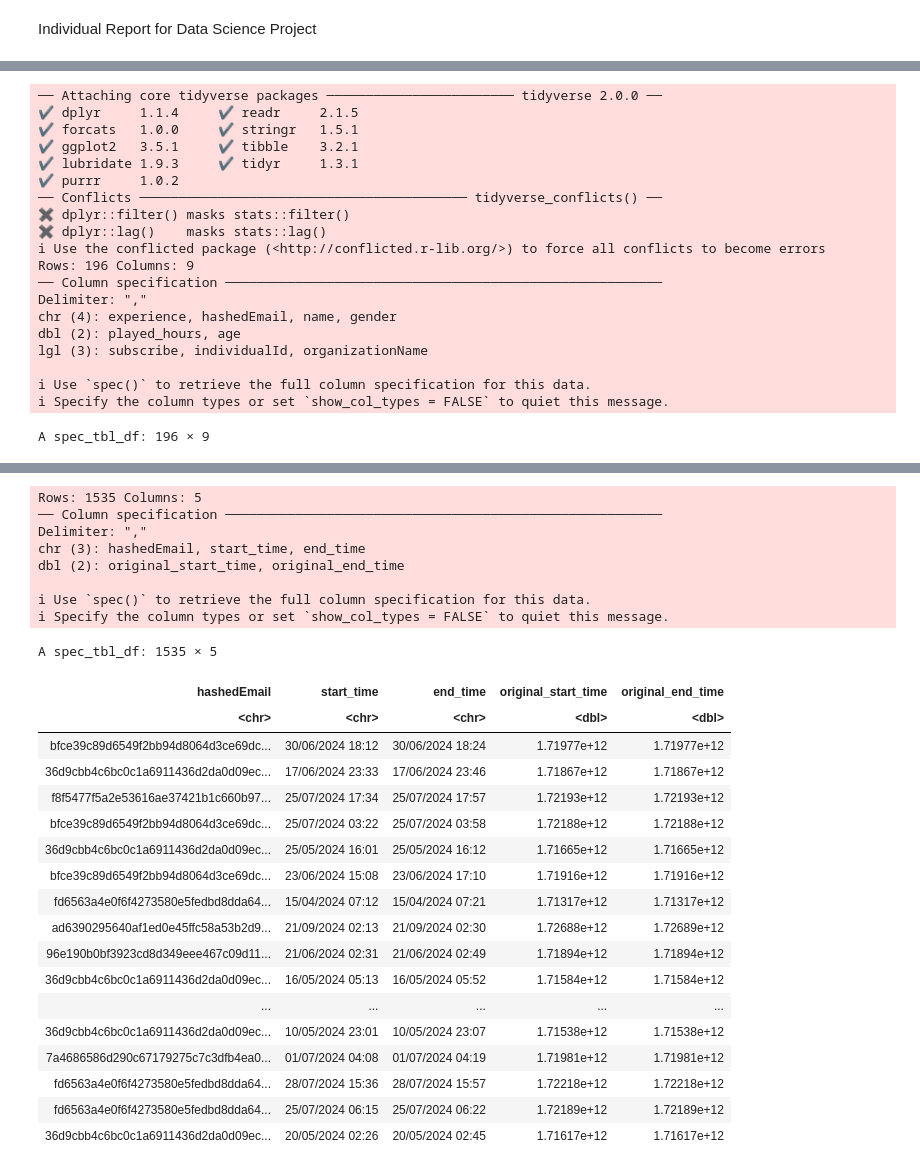
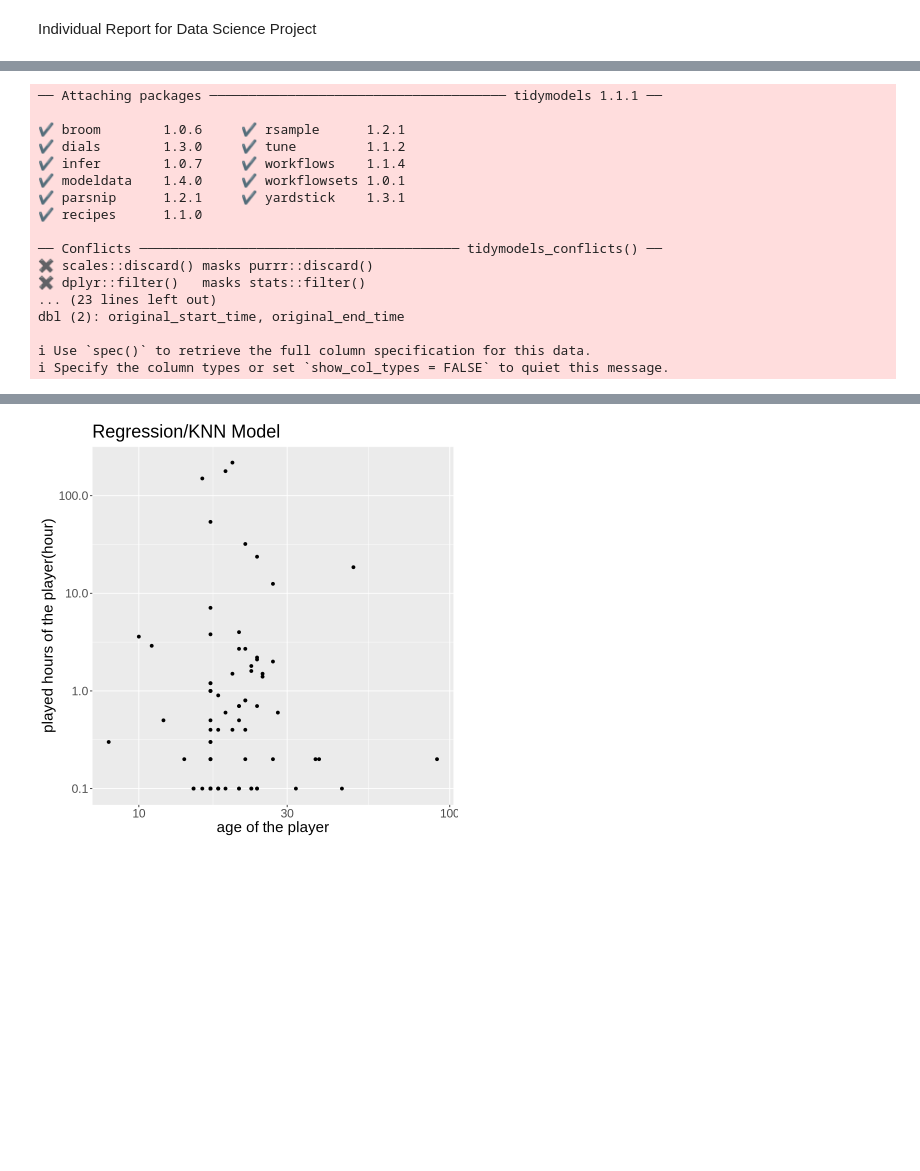
Before and after one commit to yli339/DSCI-Individual, a Jupyter notebook: Individual Report (Yichen).ipynb, the cells around one changed output, grey strips where cells are left out. Saved outputs shown, nothing was run; the diff lists cells and outputs as text; code cells hidden in the pictures; blank space fills up the shorter version.

Commit message:
Final version of individual stage

```diff
--- a/Individual Report (Yichen).ipynb
+++ b/Individual Report (Yichen).ipynb
@@ -29,27 +43,38 @@ Varibles for sessions dataset:
 # %%
 library(tidyverse)
+library(repr)
+library(tidymodels)
+library(GGally)
+library(ISLR)
 players <- read_csv("players.csv")
-players
 sessions <- read_csv("sessions.csv")
-sessions
+players_ready <- players |> select(experience, played_hours, age) |> arrange(played_hours) |> filter(played_hours != 0)
+players_split <- initial_split(players_ready, prop = 0.7, strata = played_hours)
+players_training <- training(players_split)
+players_testing <- testing(players_split)
+players_plot <- players_training |>
+    ggplot(aes(x = age, y = played_hours)) +
+    geom_point() + labs(x = 'age of the player', y = 'played hours of the player(hour)') +
+    ggtitle('Regression/KNN Model') +
+    theme(text = element_text(size = 18)) +
+    scale_x_log10(labels = label_comma()) +
+    scale_y_log10(labels = label_comma())
+players_plot
 # %% [output]
-── Attaching core tidyverse packages ──────────────────────── tidyverse 2.0.0 ──
-✔ dplyr     1.1.4     ✔ readr     2.1.5
-✔ forcats   1.0.0     ✔ stringr   1.5.1
-✔ ggplot2   3.5.1     ✔ tibble    3.2.1
-✔ lubridate 1.9.3     ✔ tidyr     1.3.1
-✔ purrr     1.0.2
-── Conflicts ────────────────────────────────────────── tidyverse_conflicts() ──
-✖ dplyr::filter() masks stats::filter()
-✖ dplyr::lag()    masks stats::lag()
-ℹ Use the conflicted package (<http://conflicted.r-lib.org/>) to force all conflicts to become errors
-Rows: 196 Columns: 9
-── Column specification ────────────────────────────────────────────────────────
-Delimiter: ","
-chr (4): experience, hashedEmail, name, gender
-dbl (2): played_hours, age
-lgl (3): subscribe, individualId, organizationName
+── Attaching packages ────────────────────────────────────── tidymodels 1.1.1 ──
+
+✔ broom        1.0.6     ✔ rsample      1.2.1
+✔ dials        1.3.0     ✔ tune         1.1.2
+✔ infer        1.0.7     ✔ workflows    1.1.4
+✔ modeldata    1.4.0     ✔ workflowsets 1.0.1
+✔ parsnip      1.2.1     ✔ yardstick    1.3.1
+✔ recipes      1.1.0
+
+── Conflicts ───────────────────────────────────────── tidymodels_conflicts() ──
+✖ scales::discard() masks purrr::discard()
+✖ dplyr::filter()   masks stats::filter()
+... (23 lines left out)
+dbl (2): original_start_time, original_end_time
 
 ℹ Use `spec()` to retrieve the full column specification for this data.
 ℹ Specify the column types or set `show_col_types = FALSE` to quiet this message.
-A spec_tbl_df: 196 × 9
@@ -74,27 +81 @@ A spec_tbl_df: 196 × 9
-Rows: 1535 Columns: 5
-── Column specification ────────────────────────────────────────────────────────
-Delimiter: ","
-chr (3): hashedEmail, start_time, end_time
-dbl (2): original_start_time, original_end_time
-
-ℹ Use `spec()` to retrieve the full column specification for this data.
-ℹ Specify the column types or set `show_col_types = FALSE` to quiet this message.
-A spec_tbl_df: 1535 × 5
-| hashedEmail | start_time | end_time | original_start_time | original_end_time |
-| <chr> | <chr> | <chr> | <dbl> | <dbl> |
-| bfce39c89d6549f2bb94d8064d3ce69dc... | 30/06/2024 18:12 | 30/06/2024 18:24 | 1.71977e+12 | 1.71977e+12 |
-| 36d9cbb4c6bc0c1a6911436d2da0d09ec... | 17/06/2024 23:33 | 17/06/2024 23:46 | 1.71867e+12 | 1.71867e+12 |
-| f8f5477f5a2e53616ae37421b1c660b97... | 25/07/2024 17:34 | 25/07/2024 17:57 | 1.72193e+12 | 1.72193e+12 |
-| bfce39c89d6549f2bb94d8064d3ce69dc... | 25/07/2024 03:22 | 25/07/2024 03:58 | 1.72188e+12 | 1.72188e+12 |
-| 36d9cbb4c6bc0c1a6911436d2da0d09ec... | 25/05/2024 16:01 | 25/05/2024 16:12 | 1.71665e+12 | 1.71665e+12 |
-| bfce39c89d6549f2bb94d8064d3ce69dc... | 23/06/2024 15:08 | 23/06/2024 17:10 | 1.71916e+12 | 1.71916e+12 |
-| fd6563a4e0f6f4273580e5fedbd8dda64... | 15/04/2024 07:12 | 15/04/2024 07:21 | 1.71317e+12 | 1.71317e+12 |
-| ad6390295640af1ed0e45ffc58a53b2d9... | 21/09/2024 02:13 | 21/09/2024 02:30 | 1.72688e+12 | 1.72689e+12 |
-| 96e190b0bf3923cd8d349eee467c09d11... | 21/06/2024 02:31 | 21/06/2024 02:49 | 1.71894e+12 | 1.71894e+12 |
-| 36d9cbb4c6bc0c1a6911436d2da0d09ec... | 16/05/2024 05:13 | 16/05/2024 05:52 | 1.71584e+12 | 1.71584e+12 |
-| ... | ... | ... | ... | ... |
-| 36d9cbb4c6bc0c1a6911436d2da0d09ec... | 10/05/2024 23:01 | 10/05/2024 23:07 | 1.71538e+12 | 1.71538e+12 |
-| 7a4686586d290c67179275c7c3dfb4ea0... | 01/07/2024 04:08 | 01/07/2024 04:19 | 1.71981e+12 | 1.71981e+12 |
-| fd6563a4e0f6f4273580e5fedbd8dda64... | 28/07/2024 15:36 | 28/07/2024 15:57 | 1.72218e+12 | 1.72218e+12 |
-| fd6563a4e0f6f4273580e5fedbd8dda64... | 25/07/2024 06:15 | 25/07/2024 06:22 | 1.72189e+12 | 1.72189e+12 |
-| 36d9cbb4c6bc0c1a6911436d2da0d09ec... | 20/05/2024 02:26 | 20/05/2024 02:45 | 1.71617e+12 | 1.71617e+12 |
+[figure, added]
```
Also changed, not shown: parts of 2 cells of this notebook.
